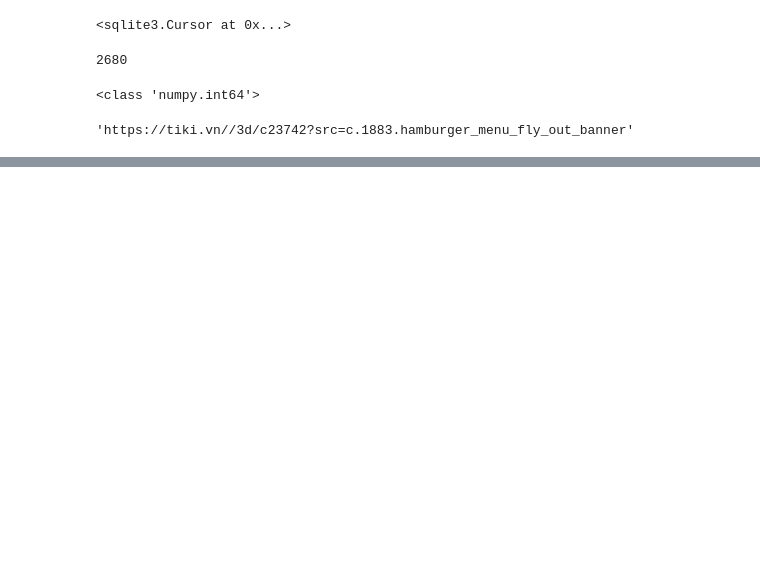
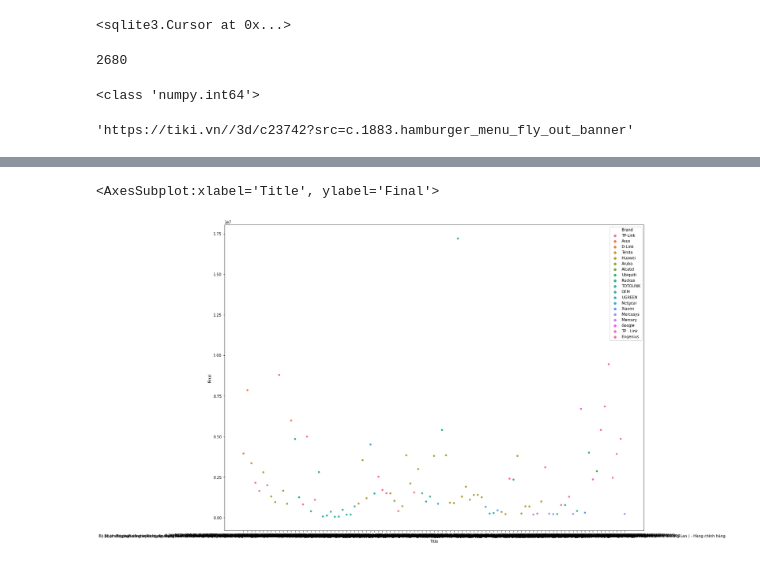
Before and after one commit to nickbar0123/Recursion-Scrapping, a Jupyter notebook: Final.ipynb, the cells around one changed output, grey strips where cells are left out. Saved outputs shown, nothing was run; the diff lists cells and outputs as text; code cells hidden in the pictures; blank space fills up the shorter version.

Commit message:
With graphs

```diff
--- a/Final.ipynb
+++ b/Final.ipynb
@@ -15,7 +17,7 @@ def get_url(url):
 link = get_url('https://tiki.vn/')
 link.find_all('a', {'class' : 'MenuItem__MenuLink-sc-181aa19-1 fKvTQu'})
 # %%
-conn = sqlite3.connect('tiki.db')
+conn = sqlite3.connect('Tiki_main.db')
 cur = conn.cursor()
 # %%
 #Creating a table named Categories
@@ -261,0 +328,9 @@ for pages in range(0, len(sub_categories)):
+# %%
+#Which categories have the most expensive item
+most_expensive_categories = pd.read_sql('''
+SELECT p.title, p.final, p.brand
+FROM product AS p
+WHERE title like 'bộ phát%'
+''', conn)
+
+most_expensive_categories
@@ -261,0 +351,6 @@ for pages in range(0, len(sub_categories)):
+# %%
+plt.figure(figsize = (20,15))
+sns.scatterplot(y = 'Final', x = 'Title', hue = 'Brand', data = most_expensive_categories)
+# %% [output]
+<AxesSubplot:xlabel='Title', ylabel='Final'>
+[figure, added]
```
Also changed, not shown: parts of 11 cells of this notebook.
